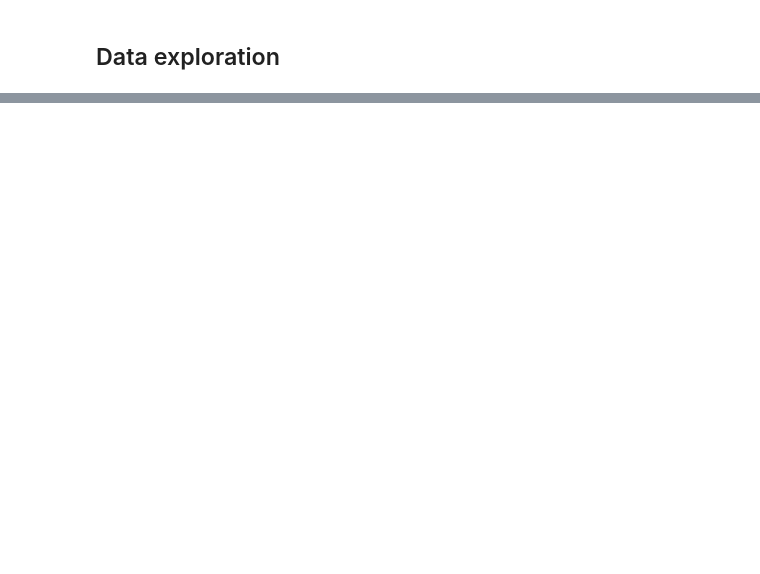
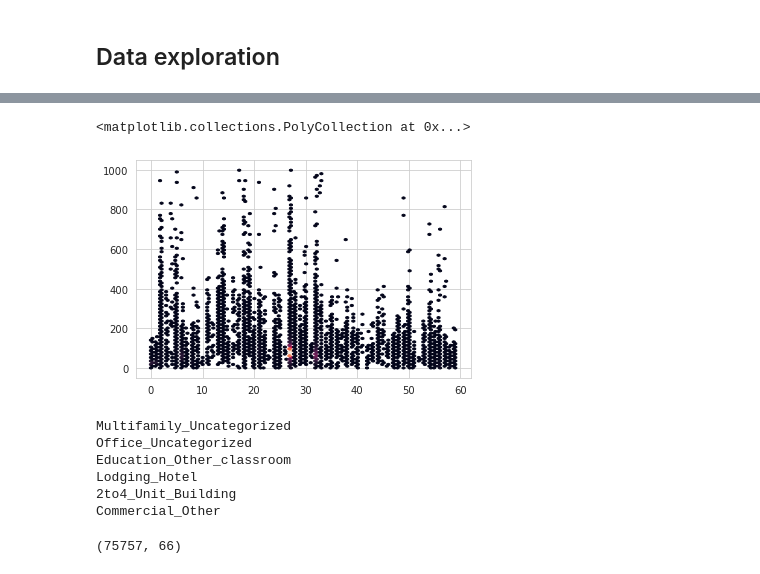
Before and after one commit to crlna16/wids-datathon-kaggle, a Jupyter notebook: DataExploration.ipynb, the cells around one changed output, grey strips where cells are left out. Cells and saved outputs as stored; diff of their text form; code cells hidden in the pictures; blank space fills up the shorter version.

```diff
--- a/DataExploration.ipynb
+++ b/DataExploration.ipynb
@@ -65,0 +192,32 @@ test_df['Year_Factor'].describe()
+# %%
+plt.hexbin(df['facility_type_'], df['site_eui'], mincnt=1)
+# %% [output]
+<matplotlib.collections.PolyCollection at 0x...>
+[figure, added]
+# %%
+vc = df['facility_type'].value_counts().index
+
+df.loc[:, 'old_facility_type'] = df.loc[:, 'facility_type']
+df.loc[:, 'facility_type'] = 'other'
+
+for i in range(6):
+    print(vc[i])
+    df.loc[:, 'old_facility_type'] == vc[i]
+
+    ix = df.loc[:, 'old_facility_type'] == vc[i]
+    df.loc[ix, 'facility_type'] = vc[i]
+
+
+df = df.drop(columns='old_facility_type')
+# %% [output]
+Multifamily_Uncategorized
+Office_Uncategorized
+Education_Other_classroom
+Lodging_Hotel
+2to4_Unit_Building
+Commercial_Other
+# %%
+df = df[~df.index.duplicated(keep='first')]
+df.shape
+# %% [output]
+(75757, 66)
```
Also changed, not shown: parts of 31 cells of this notebook, 2 other files.
